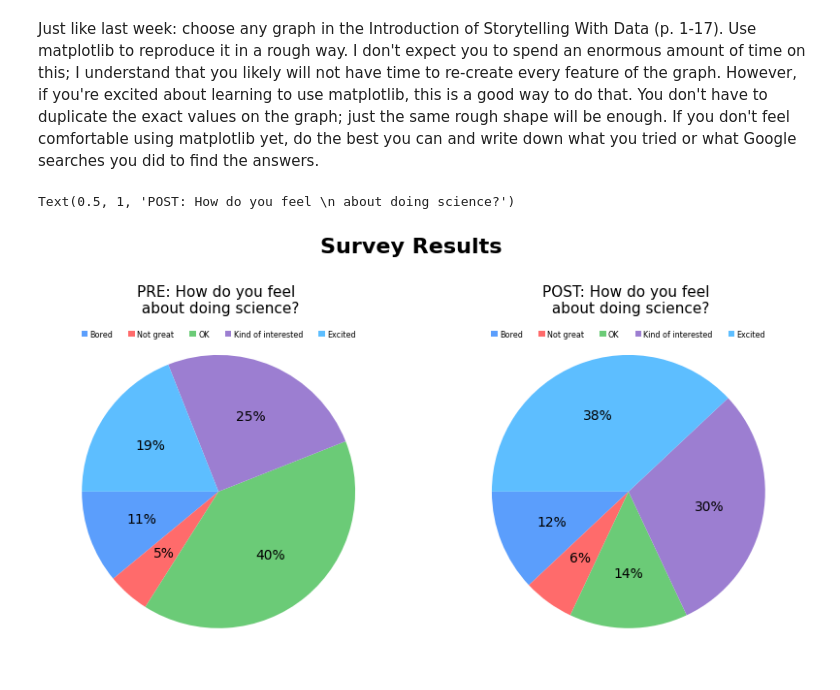
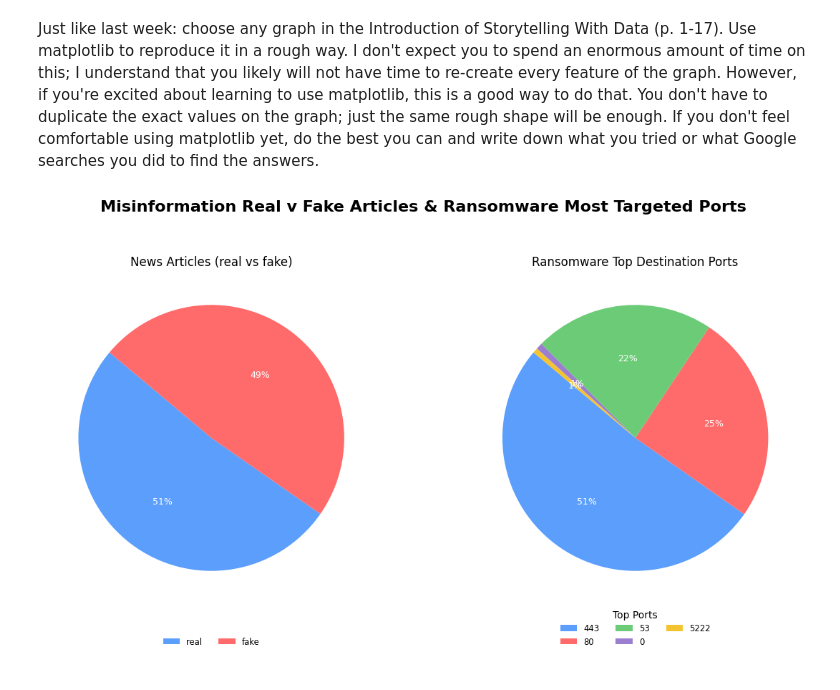
Before and after one commit to stefaniekenyon/bu-dx699-homework-02, a Jupyter notebook: OMDS-ModB2-Week2-Kenyon-Stefanie.ipynb, the cells around one changed output. Cells and saved outputs as stored; diff of their text form; code cells hidden in the pictures.

```diff
--- a/OMDS-ModB2-Week2-Kenyon-Stefanie.ipynb
+++ b/OMDS-ModB2-Week2-Kenyon-Stefanie.ipynb
@@ -523,45 +515,35 @@ No class imbalance found.
 # %% [markdown]
 Just like last week: choose any graph in the Introduction of Storytelling With Data (p. 1-17). Use matplotlib to reproduce it in a rough way. I don't expect you to spend an enormous amount of time on this; I understand that you likely will not have time to re-create every feature of the graph. However, if you're excited about learning to use matplotlib, this is a good way to do that. You don't have to duplicate the exact values on the graph; just the same rough shape will be enough.  If you don't feel comfortable using matplotlib yet, do the best you can and write down what you tried or what Google searches you did to find the answers.
 # %%
-
 # Double Pie Chart (Figure 0.4 on pg. 5)
 
-# Data
-labels = ['Bored', 'Not great', 'OK', 'Kind of interested', 'Excited']
-data1 = [11, 5, 40, 25, 19]
-data2 = [12, 6, 14, 30, 38]
+# Misinformation: real vs fake
+label_counts = misinformation_df['label'].value_counts().reindex(['real', 'fake'], fill_value=0)
+misinfo_labels = label_counts.index.tolist()
+misinfo_values = label_counts.tolist()
 
-# Custom Color Palette
-# You can use standard names, Hex codes, or RGB tuples
-colors_chart = [ '#5B9EFC', '#FF6B6B', '#6BCB77', '#9C7ED1', "#5DBEFF"]  # Soft Coral, Blue, Green
+# Ransomware: top destination ports
+top_ports = ransomware_df['Destination Port'].value_counts().nlargest(5)
+port_labels = top_ports.index.astype(str).tolist()
+port_values = top_ports.tolist()
 
-# Create subplots (1 row, 2 columns)
-fig, (ax1, ax2) = plt.subplots(1, 2, figsize=(10, 5))
+colors_chart = ['#5B9EFC', '#FF6B6B', '#6BCB77', '#9C7ED1', '#F4C430']
 
-# Add Master Title
-fig.suptitle('Survey Results', fontsize=16, fontweight='bold', y=1.02)
+fig, (ax1, ax2) = plt.subplots(1, 2, figsize=(12, 6))
+fig.suptitle('Misinformation Real v Fake Articles & Ransomware Most Targeted Ports', fontsize=16, fontweight='bold', y=1.03)
 
-# Chart 1
-wedges1, _, _ = ax1.pie(data1, autopct='%1.0f%%', startangle=180, colors=colors_chart)
-ax1.legend(
-    wedges1, labels, title="",
-    loc="lower center", bbox_to_anchor=(0.5, 0.93), ncol=5,
-    frameon=False, fontsize='xx-small', title_fontsize='x-small',
-    handlelength=0.8, handleheight=0.8, handletextpad=0.3, borderpad=0.3
-)
-# Center the title above the centered legend
-ax1.set_title('PRE: How do you feel \n about doing science?', y=1, loc='center', fontsize=11)
+wedges1, texts1, autotexts1 = ax1.pie(misinfo_values, autopct='%1.0f%%', startangle=140, colors=colors_chart[:2])
+ax1.legend(wedges1, misinfo_labels, title='', loc='lower center', bbox_to_anchor=(0.5, -0.15), ncol=2, frameon=False, fontsize='small')
+ax1.set_title('News Articles (real vs fake)', fontsize=12)
 
-# Chart 2
-wedges2, _, _ = ax2.pie(data2, autopct='%1.0f%%', startangle=180, colors=colors_chart)
-ax2.legend(
-    wedges2, labels, title="",
-    loc="lower center", bbox_to_anchor=(0.5, 0.93), ncol=5,
-    frameon=False, fontsize='xx-small', title_fontsize='x-small',
-    handlelength=0.8, handleheight=0.8, handletextpad=0.3, borderpad=0.3
-)
-# Center the title above the centered legend
-ax2.set_title('POST: How do you feel \n about doing science?', y=1, loc='center', fontsize=11)
+wedges2, texts2, autotexts2 = ax2.pie(port_values, autopct='%1.0f%%', startangle=140, colors=colors_chart)
+ax2.legend(wedges2, port_labels, title='Top Ports', loc='lower center', bbox_to_anchor=(0.5, -0.15), ncol=3, frameon=False, fontsize='small')
+ax2.set_title('Ransomware Top Destination Ports', fontsize=12)
+
+for autotext in list(autotexts1) + list(autotexts2):
+    autotext.set_color('white')
+    autotext.set_fontsize(9)
+
+plt.tight_layout(rect=[0, 0, 1, 0.95])
 # %% [output]
-Text(0.5, 1, 'POST: How do you feel \n about doing science?')
-[figure, old version]
+[figure, new version]
```
Also changed, not shown: parts of 1 cell of this notebook.
